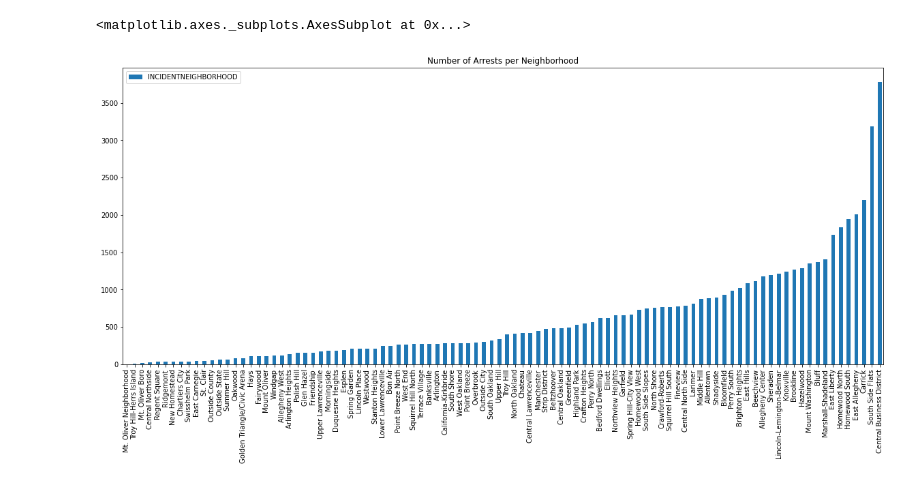
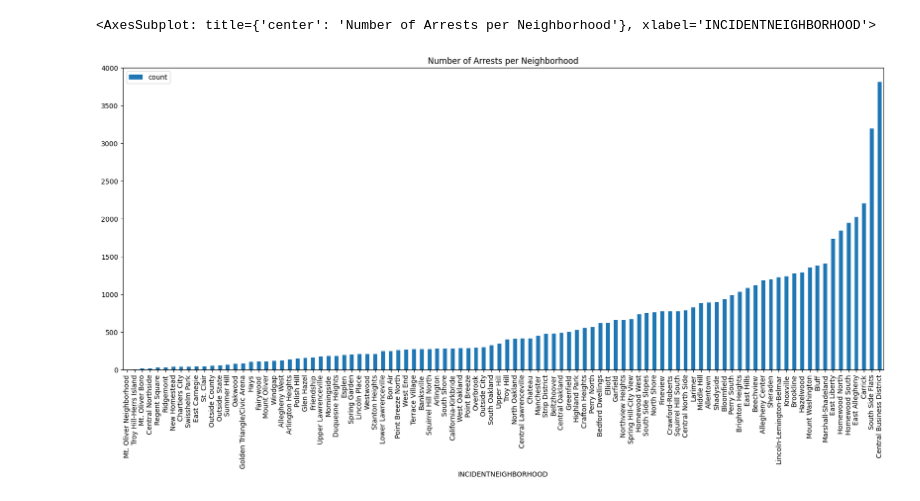
Before and after one commit to havesomepham/CMPINF0010FinalProject, a Jupyter notebook: Dataset2.ipynb, the cells around one changed output. Drawn from its saved outputs; the diff is of its cells as text; code cells hidden in the pictures.

```diff
--- a/Dataset2.ipynb
+++ b/Dataset2.ipynb
@@ -15,8 +15,8 @@ complaints.head()
 | 3 | 1974550 | 16145257 | 25.0 | F | W | 2016-08-05T02:36:00 | Foreland ST & Cedar AV Pittsburgh... | 5503 Disorderly Conduct. / 5505 P... | Foreland ST & Cedar AV Pittsburgh... | ... |
 | 4 | 1974596 | 16145962 | 25.0 | M | B | 2016-08-06T02:00:00 | 900 Block Woodlow ST Pittsburgh, ... | 2702 Aggravated Assault. / 2705 R... | 900 Block Woodlow ST Pittsburgh, ... | ... |
 # %%
-c = complaints["INCIDENTNEIGHBORHOOD"].value_counts().to_frame().sort_values(by="INCIDENTNEIGHBORHOOD", ascending=True)
+c = complaints["INCIDENTNEIGHBORHOOD"].value_counts().to_frame().sort_values(by="count", ascending=True)
 c.plot.bar(title="Number of Arrests per Neighborhood", figsize=(20,8))
 # %% [output]
-<matplotlib.axes._subplots.AxesSubplot at 0x...>
+<AxesSubplot: title={'center': 'Number of Arrests per Neighborhood'}, xlabel='INCIDENTNEIGHBORHOOD'>
-[figure, old version]
+[figure, new version]
```
Also changed, not shown: parts of 1 cell of this notebook, 1 other file.
